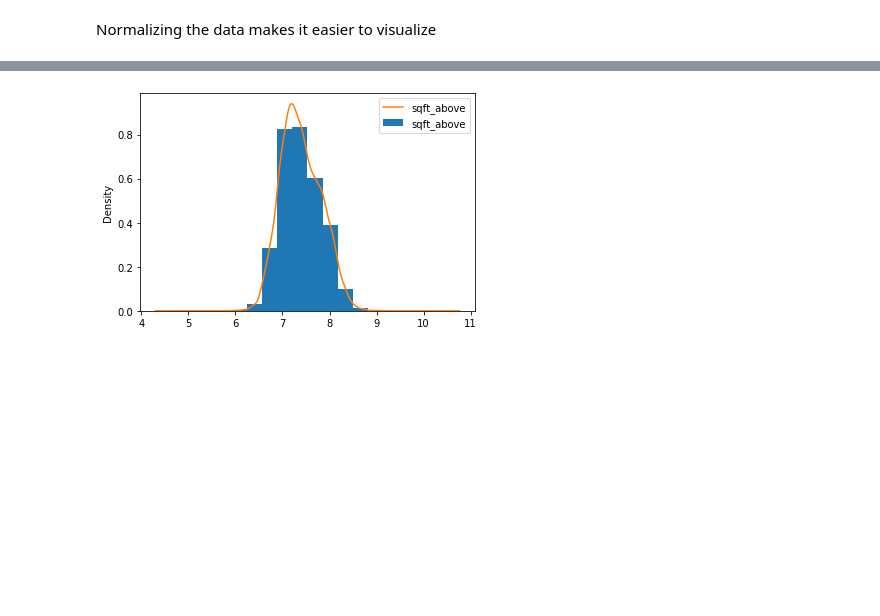
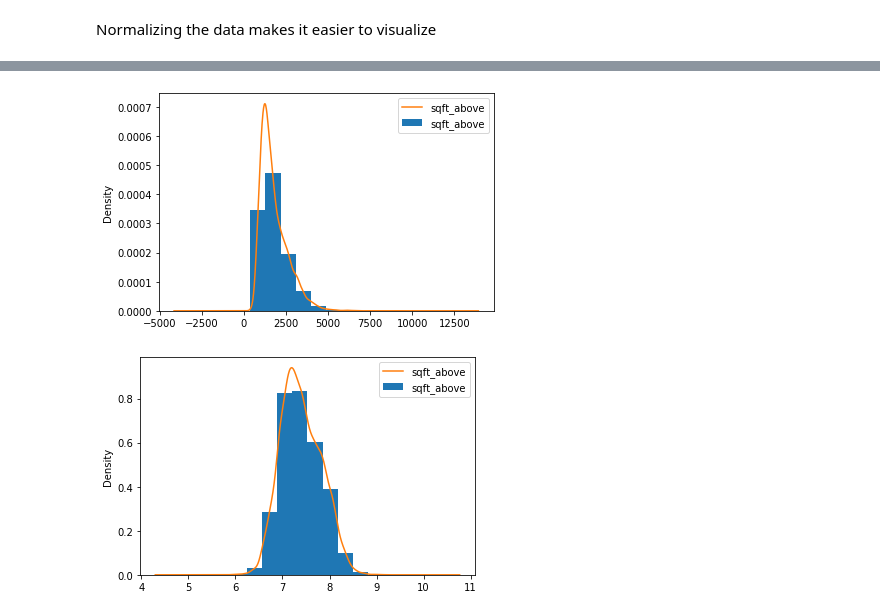
Before and after one commit to aradaha/dsc-mod-2-project-v2-1-onl01-dtsc-ft-030220, a Jupyter notebook: student.ipynb, the cells around one changed output, grey strips where cells are left out. Drawn from its saved outputs; the diff is of its cells as text; code cells hidden in the pictures; blank space fills up the shorter version.

```diff
--- a/student.ipynb
+++ b/student.ipynb
@@ -396,3 +404,12 @@ Normalizing the data makes it easier to visualize
+# %%
+# This is how to reverse the log function for future reference
+df['sqft_above'] = np.exp(df['sqft_above'])
+df['sqft_above'].plot.hist(density=True )
+df['sqft_above'].plot.kde(label='sqft_above')
+plt.legend()
+plt.show()
+# %% [output]
+[figure, added]
 # %%
 df['sqft_above'] = np.log(df['sqft_above'])
 df['sqft_above'].plot.hist(density=True )
```
Also changed, not shown: parts of 4 cells of this notebook.
